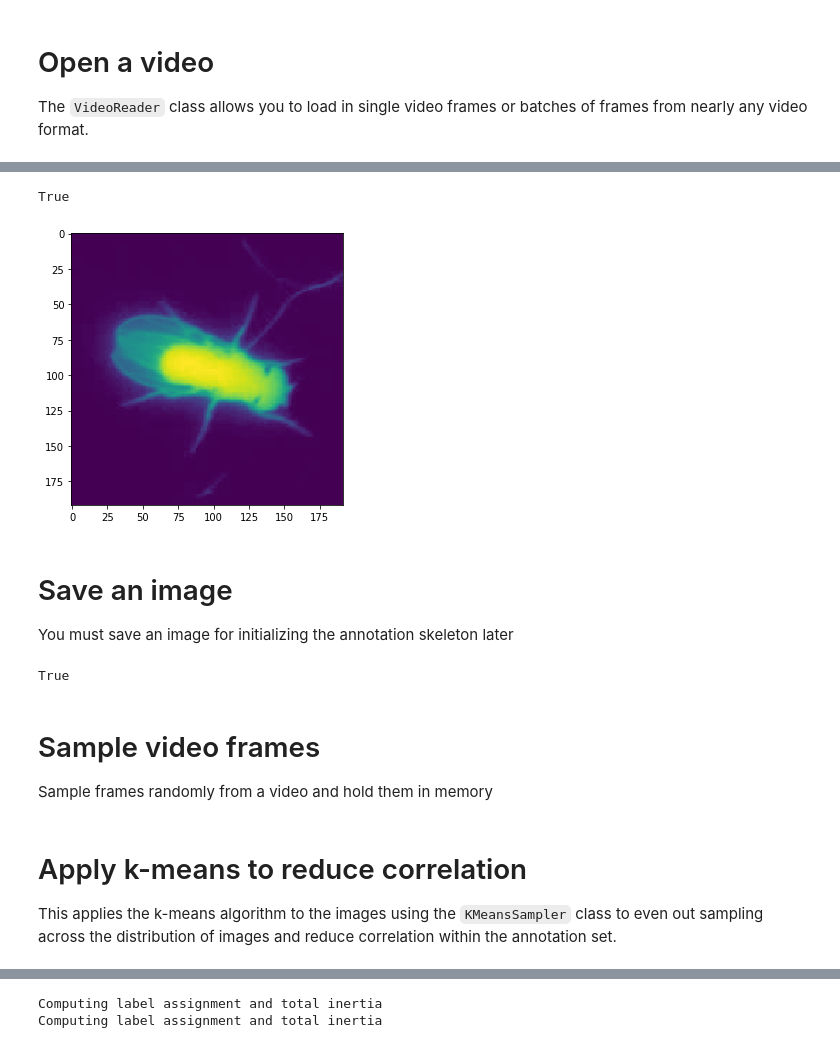
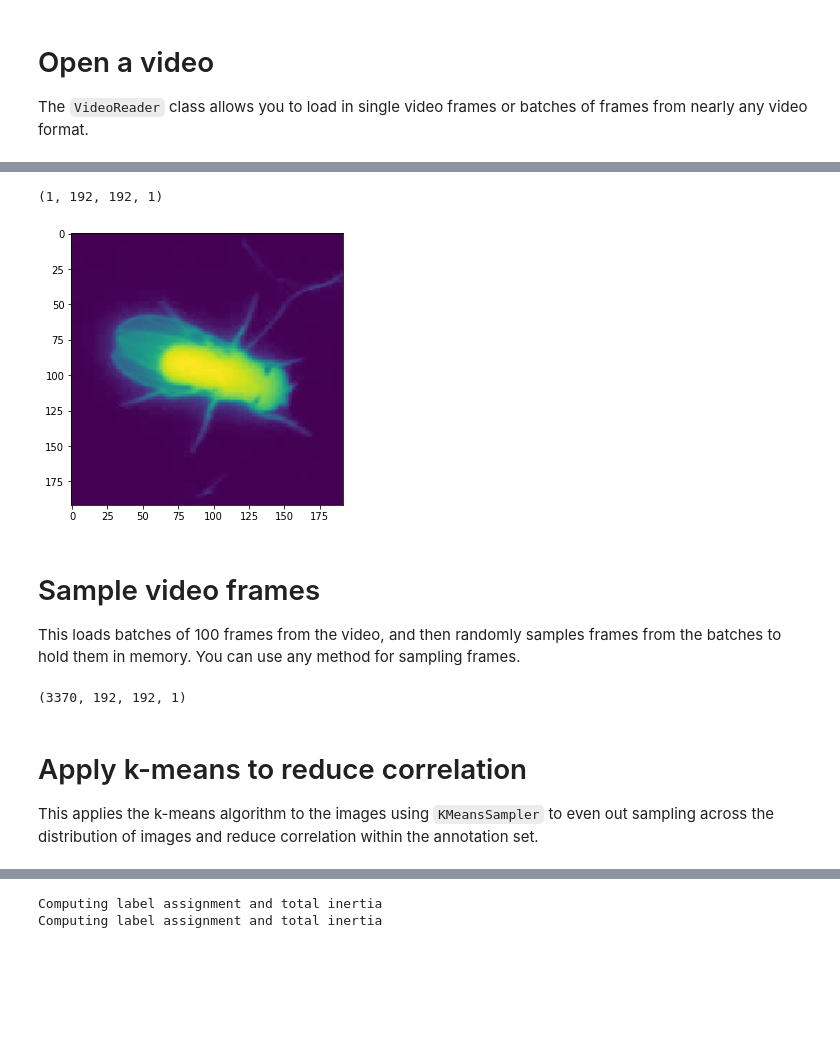
Before and after one commit to jgraving/DeepPoseKit, a Jupyter notebook: examples/step1_create_annotation_set.ipynb, the cells around one changed output, grey strips where cells are left out. Cells and saved outputs as stored; diff of their text form; code cells hidden in the pictures; blank space fills up the shorter version.

```diff
--- a/examples/step1_create_annotation_set.ipynb
+++ b/examples/step1_create_annotation_set.ipynb
@@ -74,39 +55,36 @@ videos
 # %%
-reader = VideoReader(videos[0], batch_size=100, gray=True)
-frame = reader.read() # read a single frame
+reader = VideoReader(videos[0], gray=True)
+frame = reader[0] # read a frame
 reader.close()
+frame.shape
 # %% [output]
-True
+(1, 192, 192, 1)
 # %%
 plt.figure(figsize=(5,5))
-plt.imshow(frame[...,0])
+plt.imshow(frame[0,...,0])
 plt.show()
 # %% [output]
-[figure, old version]
+[figure, new version]
-# %% [markdown]
-# Save an image
-You must save an image for initializing the annotation skeleton later
-# %%
-cv2.imwrite(HOME + '/deepposekit-data/datasets/fly/skeleton_image.png', frame)
-# %% [output]
-True
 # %% [markdown]
 # Sample video frames
-Sample frames randomly from a video and hold them in memory
+This loads batches of 100 frames from the video, and then randomly samples frames from the batches to hold them in memory. You can use any method for sampling frames.
 # %%
 reader = VideoReader(videos[0], batch_size=100, gray=True)
 
-sampled_frames = []
+randomly_sampled_frames = []
 for idx in tqdm.tqdm(range(len(reader)-1)):
     batch = reader[idx]
     random_sample = batch[np.random.choice(batch.shape[0], 10, replace=False)]
-    sampled_frames.append(random_sample)
+    randomly_sampled_frames.append(random_sample)
 reader.close()
 
-sampled_frames = np.concatenate(sampled_frames)
+randomly_sampled_frames = np.concatenate(randomly_sampled_frames)
+randomly_sampled_frames.shape
+# %% [output]
+(3370, 192, 192, 1)
 # %% [markdown]
 # Apply k-means to reduce correlation
 
-This applies the k-means algorithm to the images using the `KMeansSampler` class to even out sampling across the distribution of images and reduce correlation within the annotation set.
+This applies the k-means algorithm to the images using `KMeansSampler` to even out sampling across the distribution of images and reduce correlation within the annotation set.
 # %%
 kmeans = KMeansSampler(n_clusters=10, max_iter=1000, n_init=10, batch_size=100, verbose=True)
```
Also changed, not shown: parts of 16 cells of this notebook.
